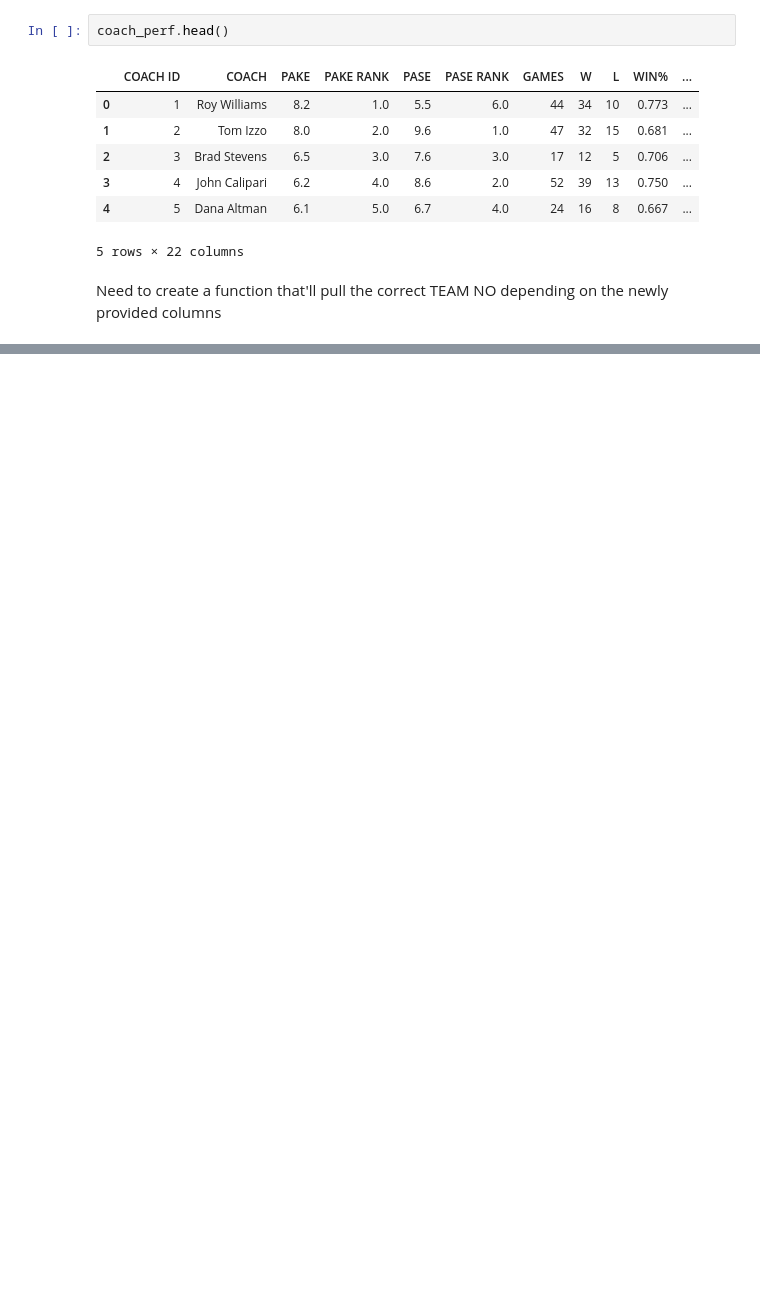
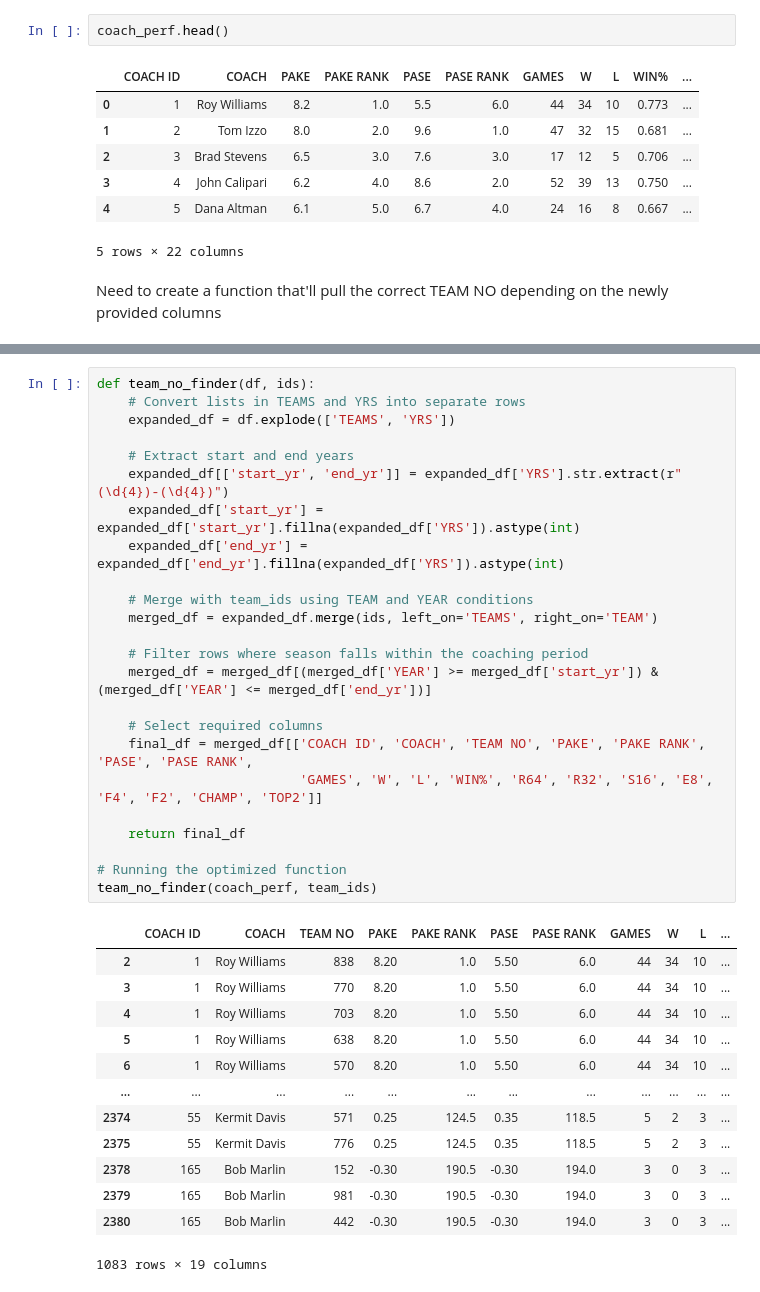
Before and after one commit to nicholaskim1004/MarchMadness, a Jupyter notebook: bracketology/madness.ipynb, the cells around one changed output, grey strips where cells are left out. Saved outputs shown, nothing was run; the diff lists cells and outputs as text; blank space fills up the shorter version.

```diff
--- a/bracketology/madness.ipynb
+++ b/bracketology/madness.ipynb
@@ -758,0 +800,38 @@ Need to create a function that'll pull the correct TEAM NO depending on the newl
+# %%
+def team_no_finder(df, ids):
+    # Convert lists in TEAMS and YRS into separate rows
+    expanded_df = df.explode(['TEAMS', 'YRS'])
+
+    # Extract start and end years
+    expanded_df[['start_yr', 'end_yr']] = expanded_df['YRS'].str.extract(r"(\d{4})-(\d{4})")
+    expanded_df['start_yr'] = expanded_df['start_yr'].fillna(expanded_df['YRS']).astype(int)
+    expanded_df['end_yr'] = expanded_df['end_yr'].fillna(expanded_df['YRS']).astype(int)
+
+    # Merge with team_ids using TEAM and YEAR conditions
+    merged_df = expanded_df.merge(ids, left_on='TEAMS', right_on='TEAM')
+
+    # Filter rows where season falls within the coaching period
+    merged_df = merged_df[(merged_df['YEAR'] >= merged_df['start_yr']) & (merged_df['YEAR'] <= merged_df['end_yr'])]
+
+    # Select required columns
+    final_df = merged_df[['COACH ID', 'COACH', 'TEAM NO', 'PAKE', 'PAKE RANK', 'PASE', 'PASE RANK',
+                          'GAMES', 'W', 'L', 'WIN%', 'R64', 'R32', 'S16', 'E8', 'F4', 'F2', 'CHAMP', 'TOP2']]
+
+    return final_df
+
+# Running the optimized function
+team_no_finder(coach_perf, team_ids)
+# %% [output]
+|  | COACH ID | COACH | TEAM NO | PAKE | PAKE RANK | PASE | PASE RANK | GAMES | W | L | ... |
+| 2 | 1 | Roy Williams | 838 | 8.20 | 1.0 | 5.50 | 6.0 | 44 | 34 | 10 | ... |
+| 3 | 1 | Roy Williams | 770 | 8.20 | 1.0 | 5.50 | 6.0 | 44 | 34 | 10 | ... |
+| 4 | 1 | Roy Williams | 703 | 8.20 | 1.0 | 5.50 | 6.0 | 44 | 34 | 10 | ... |
+| 5 | 1 | Roy Williams | 638 | 8.20 | 1.0 | 5.50 | 6.0 | 44 | 34 | 10 | ... |
+| 6 | 1 | Roy Williams | 570 | 8.20 | 1.0 | 5.50 | 6.0 | 44 | 34 | 10 | ... |
+| ... | ... | ... | ... | ... | ... | ... | ... | ... | ... | ... | ... |
+| 2374 | 55 | Kermit Davis | 571 | 0.25 | 124.5 | 0.35 | 118.5 | 5 | 2 | 3 | ... |
+| 2375 | 55 | Kermit Davis | 776 | 0.25 | 124.5 | 0.35 | 118.5 | 5 | 2 | 3 | ... |
+| 2378 | 165 | Bob Marlin | 152 | -0.30 | 190.5 | -0.30 | 194.0 | 3 | 0 | 3 | ... |
+| 2379 | 165 | Bob Marlin | 981 | -0.30 | 190.5 | -0.30 | 194.0 | 3 | 0 | 3 | ... |
+| 2380 | 165 | Bob Marlin | 442 | -0.30 | 190.5 | -0.30 | 194.0 | 3 | 0 | 3 | ... |
+1083 rows × 19 columns
```
Also changed, not shown: parts of 3 cells of this notebook, 2 other files.
